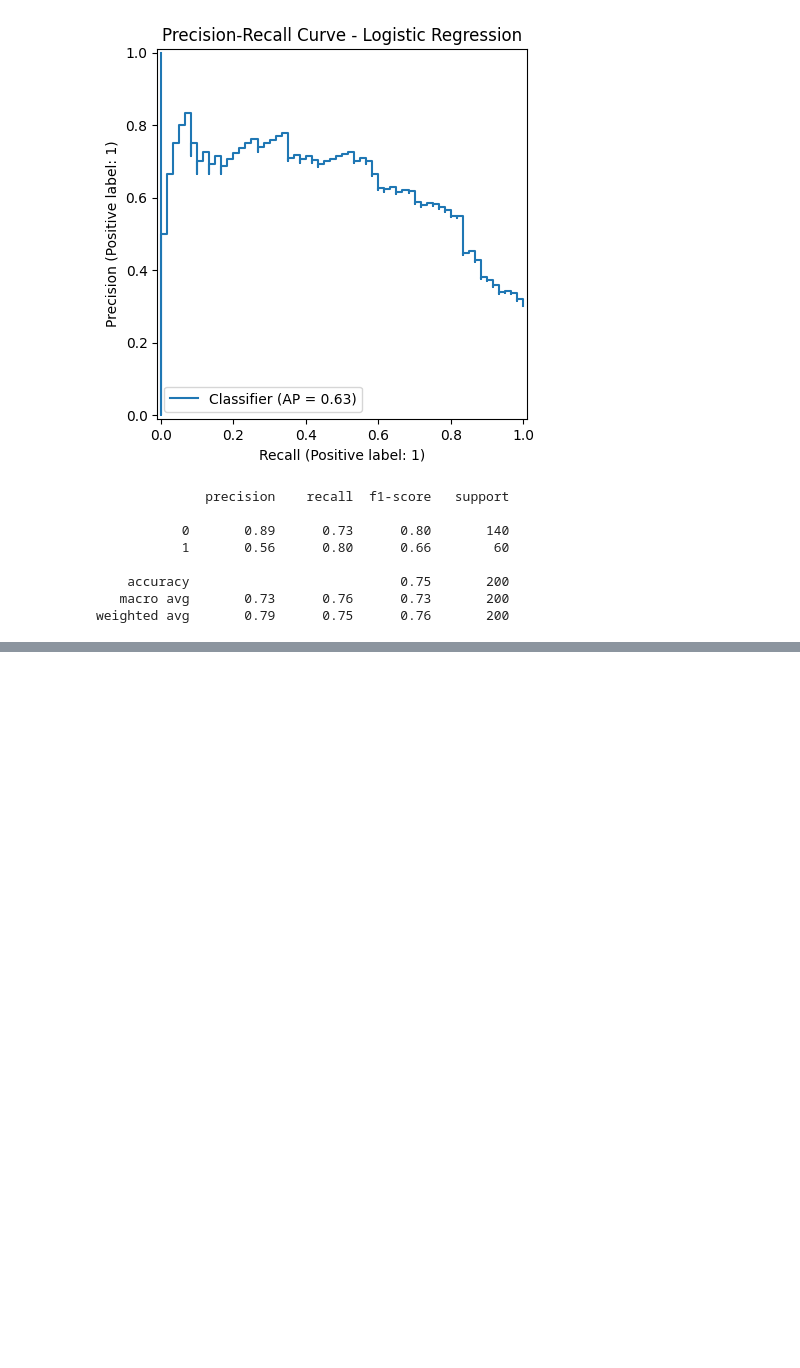
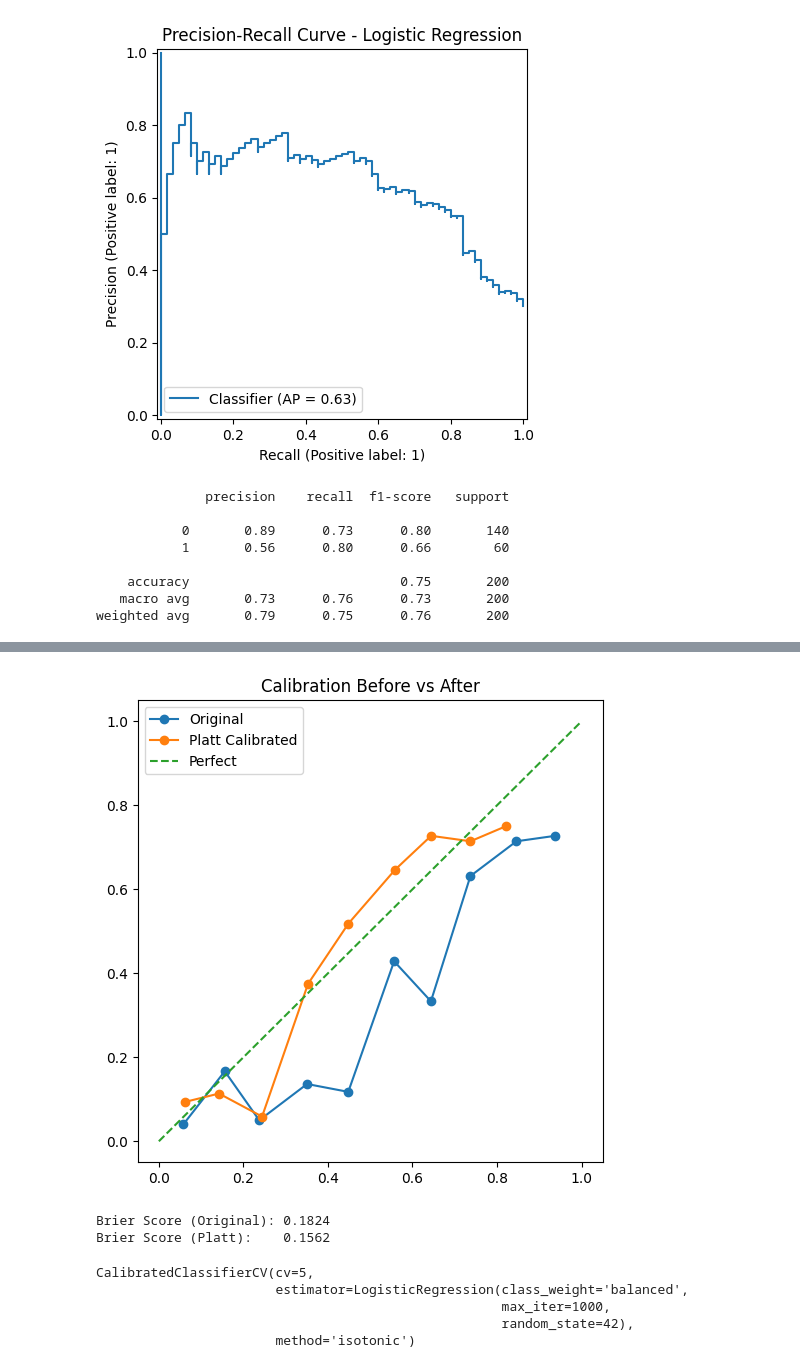
Before and after one commit to avyaktP/uncertainty-ai, a Jupyter notebook: notebooks/data_exploration.ipynb, the cells around one changed output, grey strips where cells are left out. Cells and saved outputs as stored; diff of their text form; code cells hidden in the pictures; blank space fills up the shorter version.

```diff
--- a/notebooks/data_exploration.ipynb
+++ b/notebooks/data_exploration.ipynb
@@ -154,0 +193,44 @@ weighted avg       0.79      0.75      0.76       200
+# %%
+y_test_proba_sigmoid = calibrated_lr_sigmoid.predict_proba(X_test_processed)[:,1]
+# %%
+prob_true_s, prob_pred_s = calibration_curve(
+    y_test,
+    y_test_proba_sigmoid,
+    n_bins=10
+)
+
+plt.figure(figsize=(6,6))
+plt.plot(prob_pred, prob_true, marker='o', label="Original")
+plt.plot(prob_pred_s, prob_true_s, marker='o', label="Platt Calibrated")
+plt.plot([0,1],[0,1],'--',label="Perfect")
+
+plt.legend()
+plt.title("Calibration Before vs After")
+plt.show()
+# %% [output]
+[figure, added]
+# %%
+from sklearn.metrics import brier_score_loss
+
+brier_original = brier_score_loss(y_test, y_test_proba)
+brier_sigmoid = brier_score_loss(y_test, y_test_proba_sigmoid)
+
+print("Brier Score (Original):", round(brier_original, 4))
+print("Brier Score (Platt):   ", round(brier_sigmoid, 4))
+# %% [output]
+Brier Score (Original): 0.1824
+Brier Score (Platt):    0.1562
+# %%
+calibrated_lr_iso = CalibratedClassifierCV(
+    log_reg,
+    method="isotonic",
+    cv=5
+)
+
+calibrated_lr_iso.fit(X_train_processed, y_train)
+# %% [output]
+CalibratedClassifierCV(cv=5,
+                       estimator=LogisticRegression(class_weight='balanced',
+                                                    max_iter=1000,
+                                                    random_state=42),
+                       method='isotonic')
```
Also changed, not shown: parts of 9 cells of this notebook.
